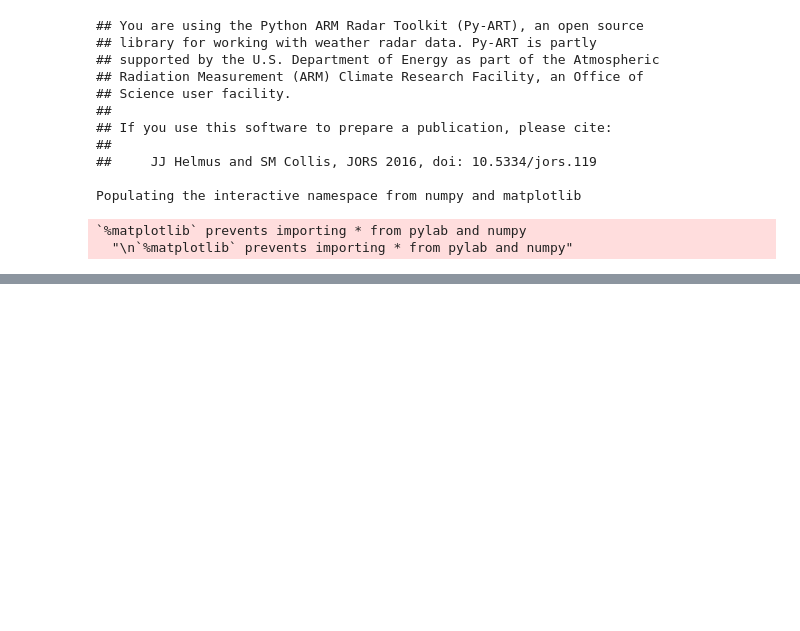
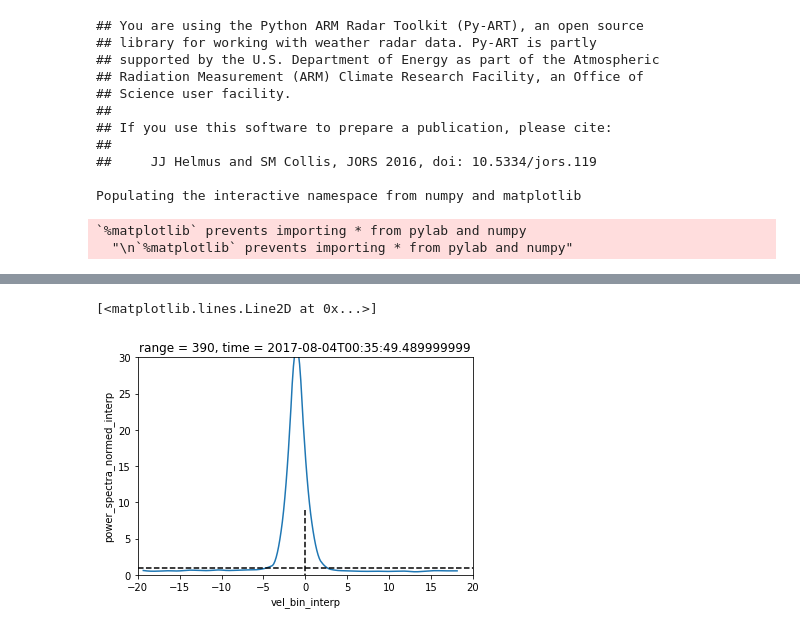
Before and after one commit to rcjackson/arming_the_edge, a Jupyter notebook: notebooks/Spectral processing.ipynb, the cells around one changed output, grey strips where cells are left out. Cells and saved outputs as stored; diff of their text form; code cells hidden in the pictures; blank space fills up the shorter version.

```diff
--- a/notebooks/Spectral processing.ipynb
+++ b/notebooks/Spectral processing.ipynb
@@ -242,0 +252,9 @@ array([[ 0.        , -1.98461538, -1.98461538, ..., -1.98461538,
+# %%
+acf_ds.sel(time=datetime.datetime(2017, 8, 4, 0, 35, 50), range=400., method='nearest')['power_spectra_normed_interp'].plot()
+plt.ylim([0, 30])
+plt.xlim([-20, 20])
+plt.plot([-20, 20], [1, 1], color='k', linestyle='--')
+plt.plot([0, 0], [9, 0], color='k', linestyle='--')
+# %% [output]
+[<matplotlib.lines.Line2D at 0x...>]
+[figure, added]
```
Also changed, not shown: parts of 54 cells of this notebook.
